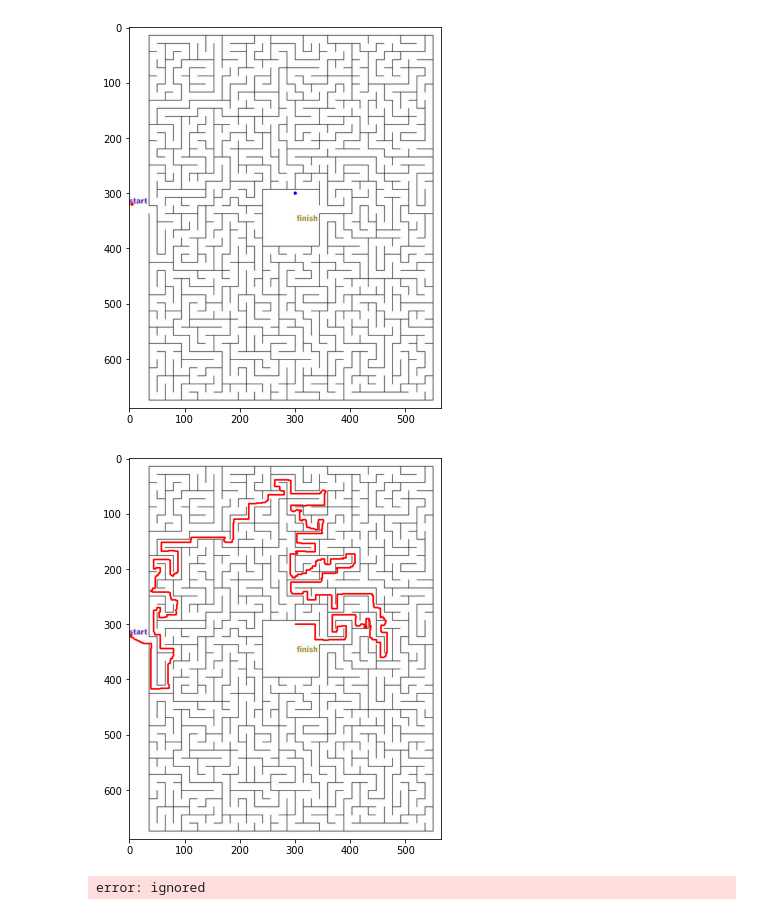
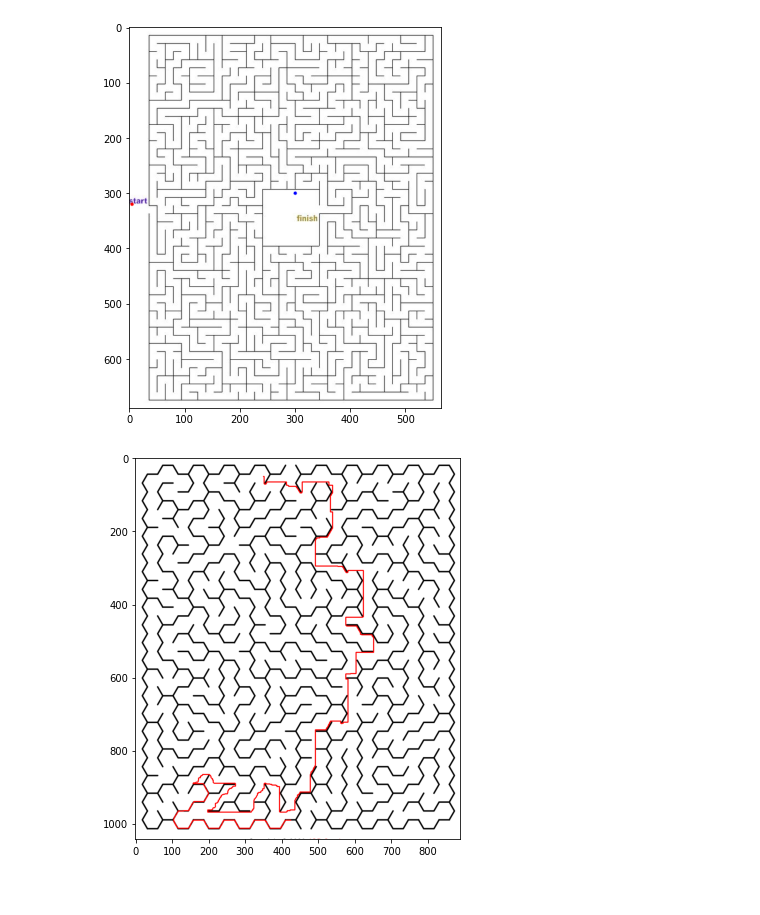
Before and after one commit to Lucer9/Sistemas-, a Jupyter notebook: MazeSolution.ipynb, the cells around one changed output. Saved outputs shown, nothing was run; the diff lists cells and outputs as text; code cells hidden in the pictures.

```diff
--- a/MazeSolution.ipynb
+++ b/MazeSolution.ipynb
@@ -182,22 +184,11 @@ plt.show()
 # %% [output]
 [figure]
 # %%
-img = cv2.imread('maze5.jpg') # read image
-cv2.imwrite('maze-initial5.jpg', img)
-p = find_shortest_path(img, (300,300), (5,320))
+img = cv2.imread('beeMaze.png') # read image
+p = find_shortest_path(img, (350,50), (425,990))
 drawPath(img,p)
-cv2.imwrite('maze-solution5.jpg', img)
 plt.figure(figsize=(7,7))
 plt.imshow(img) # show the image on the screen
 plt.show()
 # %% [output]
-[figure, old version]
+[figure, new version]
-# %%
-img = cv2.imread('beeMaze.jpg') # read image
-p = find_shortest_path(img, (300,300), (5,320))
-drawPath(img,p)
-plt.figure(figsize=(7,7))
-plt.imshow(img) # show the image on the screen
-plt.show()
-# %% [output]
-error: ignored
```
Also changed, not shown: parts of 3 cells of this notebook.
